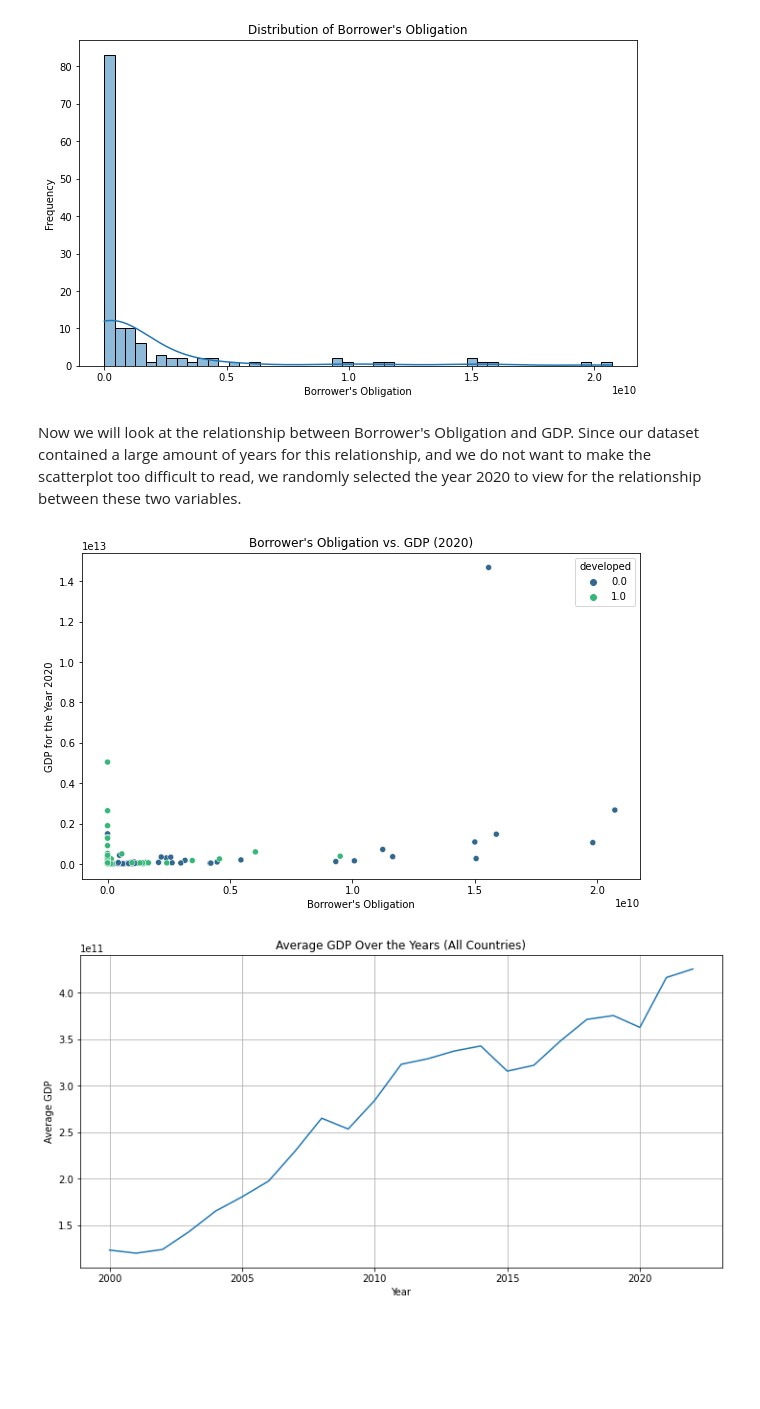
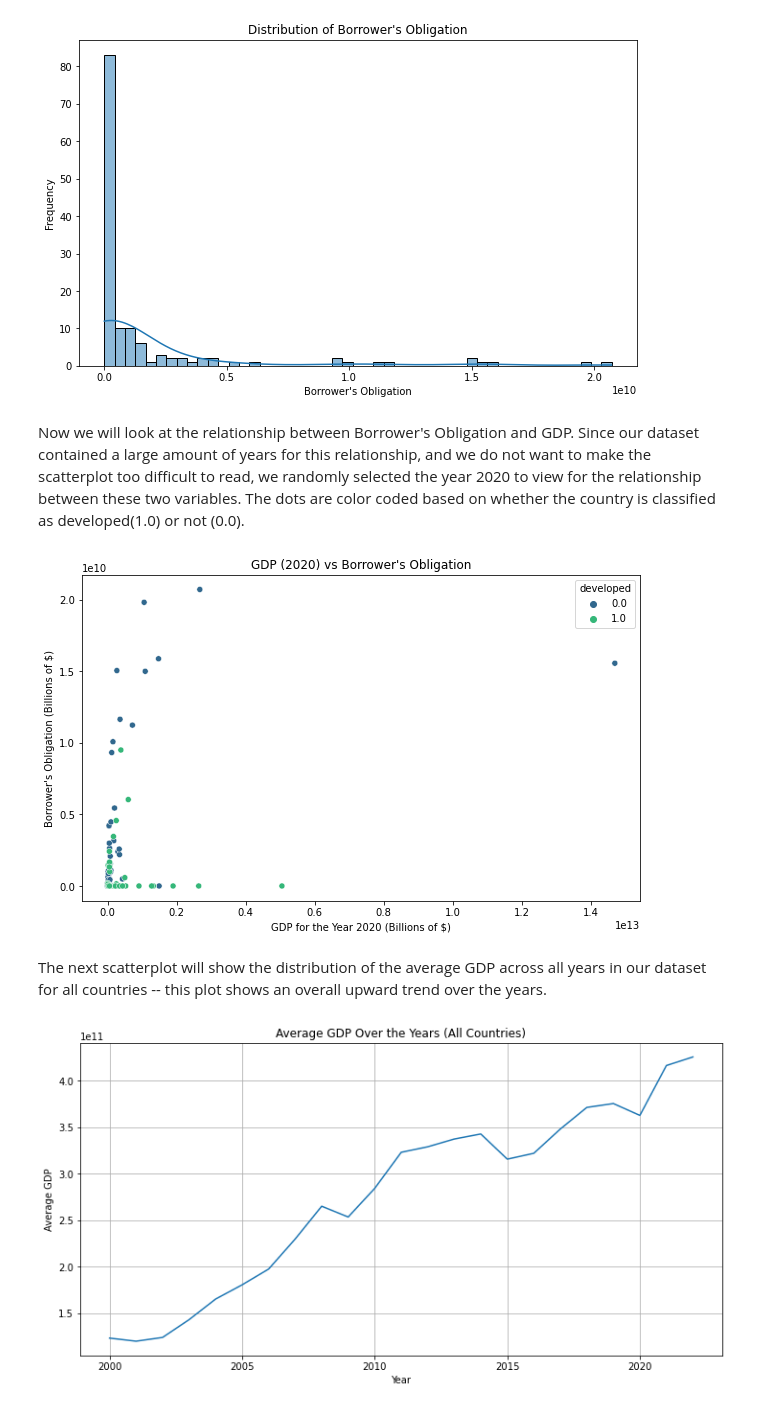
Before and after one commit to adityakakade432/info2950_final_project, a Jupyter notebook: Phase_2_Notebook (5).ipynb, the cells around one changed output. Cells and saved outputs as stored; diff of their text form; code cells hidden in the pictures; blank space fills up the shorter version.

```diff
--- a/Phase_2_Notebook (5).ipynb
+++ b/Phase_2_Notebook (5).ipynb
@@ -152,9 +152,11 @@ Since all of the datatypes look good -- year columns containing numbers represen
 For the GDP and Intellectual dataframes specifically, cells with missing data are represented using "..".  For future analysis, we want to replace these values with 0 since these cells represent monetary values.  The debt datafram already uses 0 rather than NaN so it does ot need this.
 # %%
 #Fill nans in GDB and Intellectual Property dataframes with 0
-filtered_gdp_df.replace(np.nan, 0, inplace=True)
+filtered_gdp_df.replace(np.nan, 0.0, inplace=True)
+filtered_gdp_df.replace("..", 0.0, inplace=True)
 
-filtered_int_prop_df.replace(np.nan, 0, inplace=True)
+filtered_int_prop_df.replace(np.nan, 0.0, inplace=True)
+filtered_int_prop_df.replace("..", 0.0, inplace=True)
 # %% [markdown]
 In order to later compare and analyze countries' gdp and intellectual property in relation to debt and developed status, we wnat to add the contents of the Debt and Developed Country dataframes to both the GDP and Intellectual Property dataframes.  Since we only want to analyze countries which we have all variables for as stated before, we will Inner Join on the Debt dataframe since it has the least amount of rows and therefore countries.  This will prevent duplicated countries & countries with no data pertaining to some of our variables.
 # %%
@@ -235,8 +237,13 @@ print(int_prop_dbt_dev_df.head(5))
 Now, we will fill the NaN's in the 'developed' columns of these two data frames with 0s, so it is a binary column where 0 = not developed and 1 = developed.
 # %%
 #filling NaN values in 'developed' columns of both dataframes with 0
-gdp_dbt_dev_df['developed'].fillna(value= 0, inplace = True)
-int_prop_dbt_dev_df['developed'].fillna(value= 0, inplace = True)
+gdp_dbt_dev_df['developed'].replace(np.nan, value= 0, inplace = True)
+int_prop_dbt_dev_df['developed'].replace(np.nan, value= 0, inplace = True)
+
+
+int_prop_dbt_dev_df.to_csv("Int_Prop_Debt_Combined.csv", index=False)
+gdp_dbt_dev_df.to_csv("GDP_Debt_Combined.csv", index=False)
+
 
 print(gdp_dbt_dev_df.head(5))
 print(int_prop_dbt_dev_df.head(5))
@@ -332,18 +374,18 @@ plt.show()
 # %% [output]
 [figure]
 # %% [markdown]
-Now we will look at the relationship between Borrower's Obligation and GDP. Since our dataset contained a large amount of years for this relationship, and we do not want to make the scatterplot too difficult to read, we randomly selected the year 2020 to view for the relationship between these two variables.
+Now we will look at the relationship between Borrower's Obligation and GDP. Since our dataset contained a large amount of years for this relationship, and we do not want to make the scatterplot too difficult to read, we randomly selected the year 2020 to view for the relationship between these two variables.  The dots are color coded based on whether the country is classified as developed(1.0) or not (0.0).
 # %%
-# plotting a scatter plot to show the relation between "Borrower's Obligation" and "GDP" for the year 2020 as a random selection year
-# and color-coded based on development status
 plt.figure(figsize=(10,6))
-sns.scatterplot(data=gdp_dbt_dev_df, x='Borrower\'s Obligation', y='2020', hue='developed', palette="viridis")
-plt.title('Borrower\'s Obligation vs. GDP (2020)')
-plt.xlabel('Borrower\'s Obligation')
-plt.ylabel('GDP for the Year 2020')
+sns.scatterplot(data=gdp_dbt_dev_df, y='Borrower\'s Obligation', x='2020', hue='developed', palette="viridis")
+plt.title('GDP (2020) vs Borrower\'s Obligation')
+plt.ylabel('Borrower\'s Obligation (Billions of $)')
+plt.xlabel('GDP for the Year 2020 (Billions of $)')
 plt.show()
 # %% [output]
-[figure, old version]
+[figure, new version]
+# %% [markdown]
+The next scatterplot will show the distribution of the average GDP across all years in our dataset for all countries -- this plot shows an overall upward trend over the years.
 # %%
 # plotting a line plot to show the average GDP across years for all countries
 avg_gdp_per_year = gdp_dbt_dev_df.loc[:, '2000':'2022'].mean()
```
Also changed, not shown: parts of 21 cells of this notebook, 2 other files.
